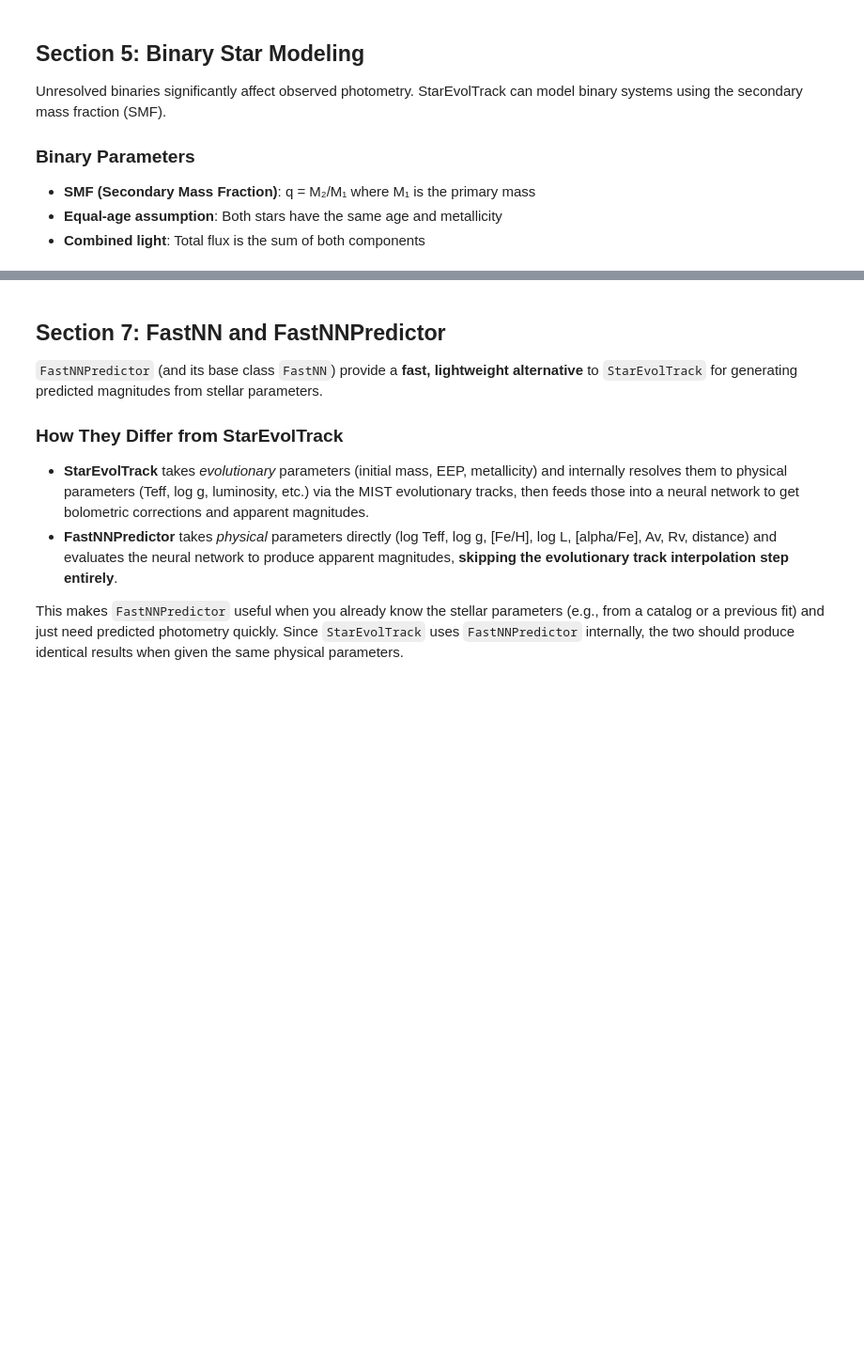
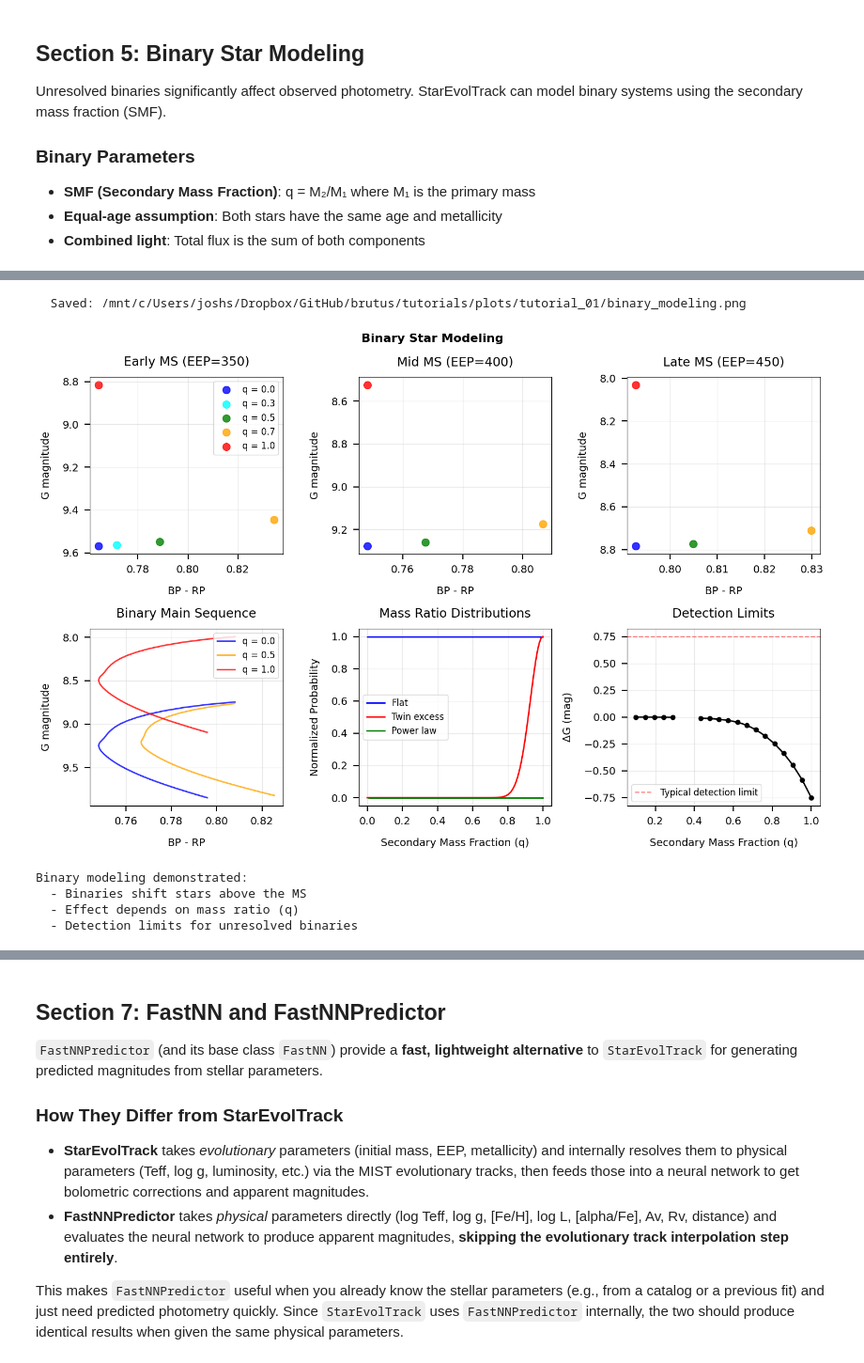
Before and after one commit to joshspeagle/brutus, a Jupyter notebook: tutorials/tutorial_01_individual_stars.ipynb, the cells around one changed output, grey strips where cells are left out. Shown at 94% size. Drawn from its saved outputs; the diff is of its cells as text; code cells hidden in the pictures; blank space fills up the shorter version.

```diff
--- a/tutorials/tutorial_01_individual_stars.ipynb
+++ b/tutorials/tutorial_01_individual_stars.ipynb
@@ -510,7 +588,7 @@ for panel_idx, (eep, stage) in enumerate(eep_stages):
     ax.invert_yaxis()
     ax.grid(True, alpha=0.3)
     if panel_idx == 0:
-        ax.legend(fontsize=8)
+        ax.legend(fontsize=12)
 
 # Panel 4: Binary main sequence
 ax = axes[1, 0]
@@ -538,7 +616,7 @@ ax.set_xlabel('BP - RP')
 ax.set_ylabel('G magnitude')
 ax.set_title('Binary Main Sequence')
 ax.invert_yaxis()
-ax.legend(fontsize=8)
+ax.legend(fontsize=12)
 ax.grid(True, alpha=0.3)
 
 # Panel 5: Mass ratio distributions
@@ -556,41 +634,48 @@ ax.plot(smf_dist, power_dist/power_dist.max(), 'g-', lw=2, label='Power law')
 ax.set_xlabel('Secondary Mass Fraction (q)')
 ax.set_ylabel('Normalized Probability')
 ax.set_title('Mass Ratio Distributions')
-ax.legend(fontsize=8)
+ax.legend(fontsize=12)
 ax.grid(True, alpha=0.3)
 
 # Panel 6: Detection limits
 ax = axes[1, 2]
 
 # Calculate magnitude differences for detection
 primary_mags, _, _ = star_binary.get_seds(mini=1.0, feh=0.0, eep=400, smf=0.0, dist=100.0)
 smf_test = np.linspace(0.1, 1.0, 20)
 delta_mags = []
 
 for smf in smf_test:
     binary_mags, _, _ = star_binary.get_seds(
         mini=1.0, feh=0.0, eep=400, smf=smf, dist=100.0
     )
     delta_mag = binary_mags[0] - primary_mags[0]
     delta_mags.append(delta_mag)
 
 ax.plot(smf_test, delta_mags, 'ko-', lw=2)
 ax.axhline(0.75, color='red', ls='--', alpha=0.5, label='Typical detection limit')
 ax.set_xlabel('Secondary Mass Fraction (q)')
 ax.set_ylabel('ΔG (mag)')
 ax.set_title('Detection Limits')
-ax.legend(fontsize=8)
+ax.legend(fontsize=12)
 ax.grid(True, alpha=0.3)
 
 plt.suptitle('Binary Star Modeling', fontsize=16, fontweight='bold')
 plt.tight_layout()
 save_figure(fig, 'binary_modeling')
 plt.show()
 
 print("Binary modeling demonstrated:")
 print("  - Binaries shift stars above the MS")
 print("  - Effect depends on mass ratio (q)")
 print("  - Detection limits for unresolved binaries")
+# %% [output]
+  Saved: /mnt/c/Users/joshs/Dropbox/GitHub/brutus/tutorials/plots/tutorial_01/binary_modeling.png
+[figure, added]
+Binary modeling demonstrated:
+  - Binaries shift stars above the MS
+  - Effect depends on mass ratio (q)
+  - Detection limits for unresolved binaries
 # %% [markdown]
 ## Section 6: Extinction and Distance Effects
 
```
Also changed, not shown: parts of 16 cells of this notebook, 4 other files.
